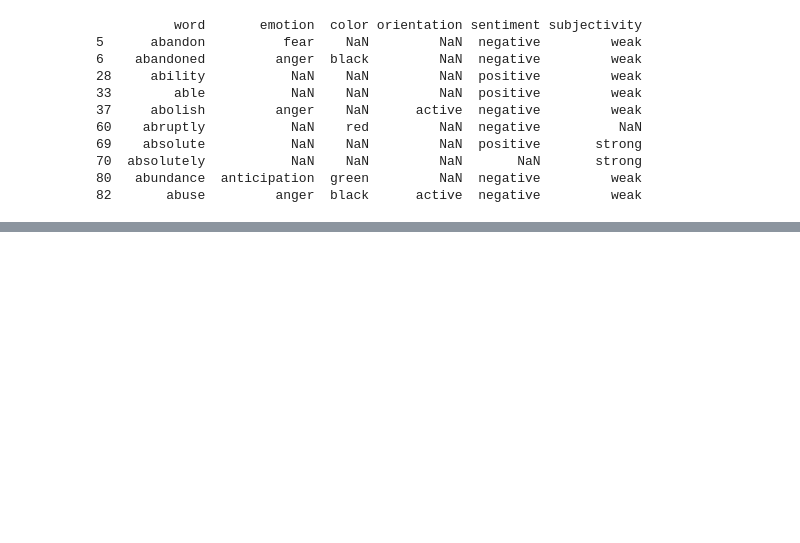
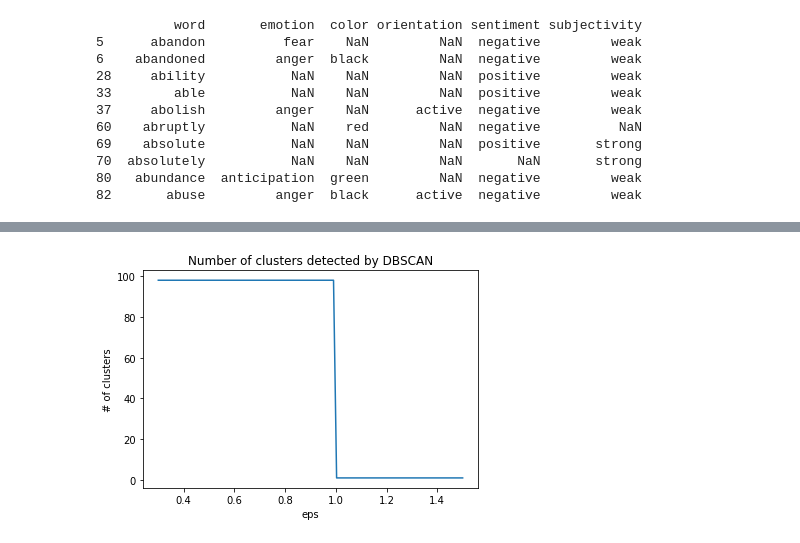
Before and after one commit to RojerGS/DataScience, a Jupyter notebook: TrumpTweetsClustering/sentimentAnalysis.ipynb, the cells around one changed output, grey strips where cells are left out. Cells and saved outputs as stored; diff of their text form; code cells hidden in the pictures; blank space fills up the shorter version.

```diff
--- a/TrumpTweetsClustering/sentimentAnalysis.ipynb
+++ b/TrumpTweetsClustering/sentimentAnalysis.ipynb
@@ -142,0 +207,19 @@ Vice President of Facebook Ads https://t.co/A5ft7cGJkE
+# %%
+# apply the DBSCAN algorithm to the data for different values of K
+Eps = np.linspace(.3,1.5,100)
+DB = np.zeros_like(Eps).astype(float)
+nclusters = []
+for i, eps in enumerate(Eps):
+    dbscan = DBSCAN(eps = eps).fit(mat)
+    dbscan_clusters = [[] for i in range(max(dbscan.labels_+1))]
+    for idx, lbl in enumerate(dbscan.labels_):
+        dbscan_clusters[lbl].append(idx)
+    nclusters.append(len(dbscan_clusters))
+
+plt.plot(Eps, nclusters)
+plt.title("Number of clusters detected by DBSCAN")
+plt.xlabel("eps")
+plt.ylabel("# of clusters")
+plt.show()
+# %% [output]
+[figure, added]
```
Also changed, not shown: parts of 10 cells of this notebook, 1 other file.
